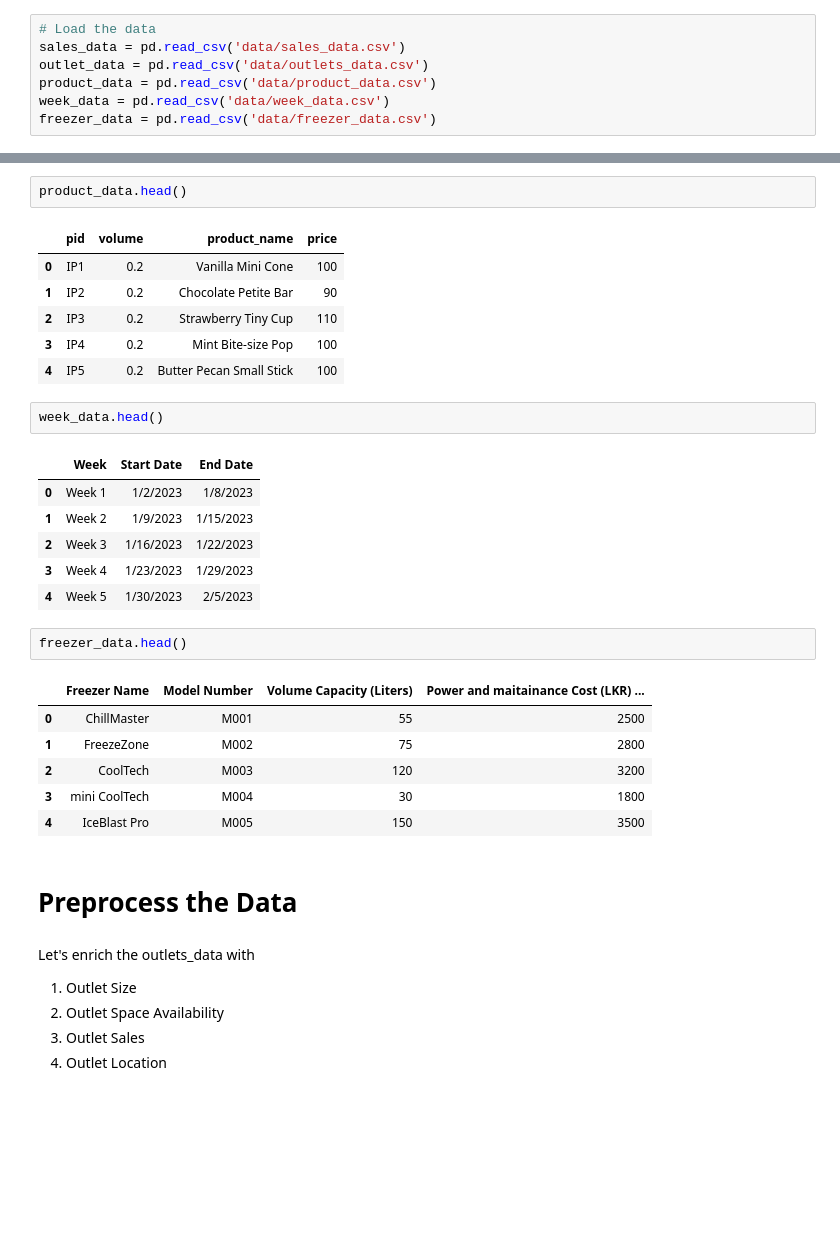
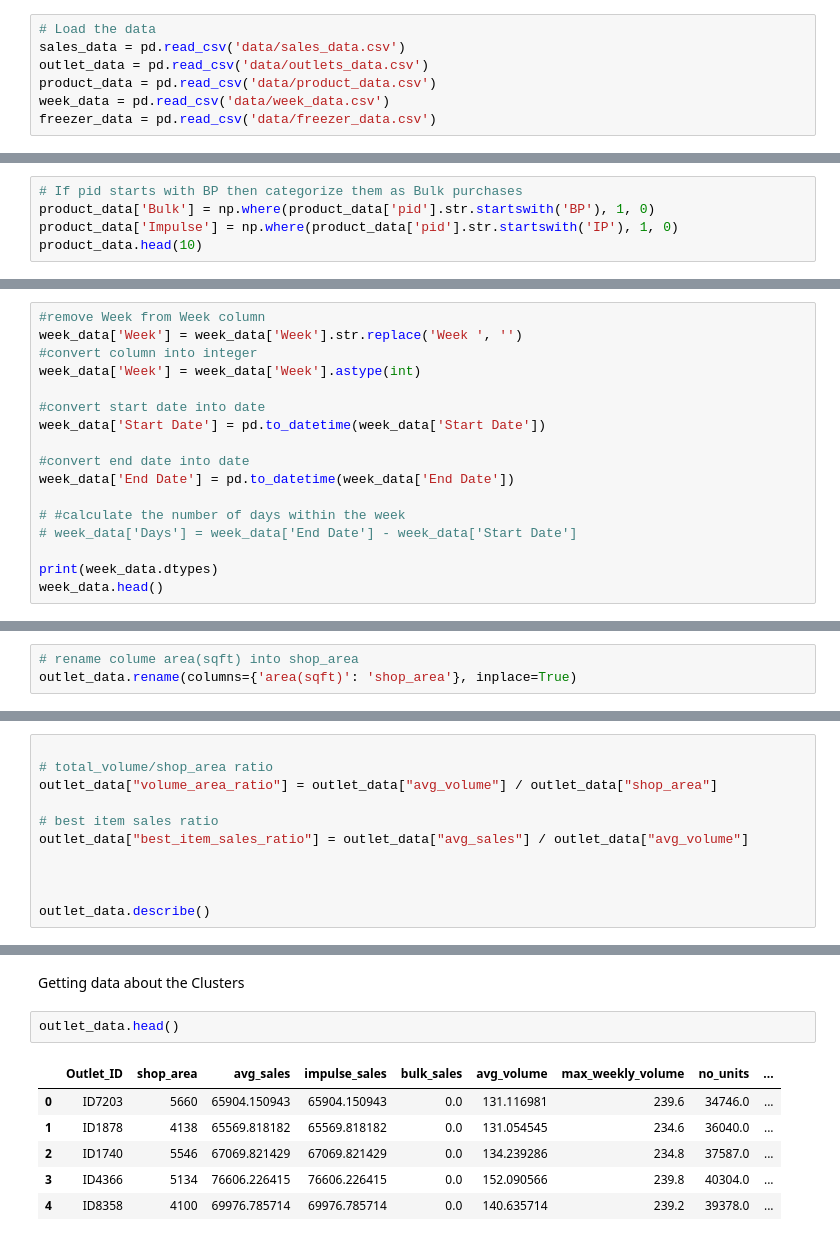
Before and after one commit to ChamaruAmasara/DataStorm-4-Team-Revolt-SemiFinals, a Jupyter notebook: revolt.ipynb, the cells around one changed output, grey strips where cells are left out. Cells and saved outputs as stored; diff of their text form; blank space fills up the shorter version.

```diff
--- a/revolt.ipynb
+++ b/revolt.ipynb
@@ -28,0 +38,5 @@ sales_data.head()
+# %%
+# If pid starts with BP then categorize them as Bulk purchases
+product_data['Bulk'] = np.where(product_data['pid'].str.startswith('BP'), 1, 0)
+product_data['Impulse'] = np.where(product_data['pid'].str.startswith('IP'), 1, 0)
+product_data.head(10)
@@ -28,0 +73,17 @@ sales_data.head()
+# %%
+#remove Week from Week column
+week_data['Week'] = week_data['Week'].str.replace('Week ', '')
+#convert column into integer
+week_data['Week'] = week_data['Week'].astype(int)
+
+#convert start date into date
+week_data['Start Date'] = pd.to_datetime(week_data['Start Date'])
+
+#convert end date into date
+week_data['End Date'] = pd.to_datetime(week_data['End Date'])
+
+# #calculate the number of days within the week
+# week_data['Days'] = week_data['End Date'] - week_data['Start Date']
+
+print(week_data.dtypes)
+week_data.head()
@@ -28,0 +134,3 @@ sales_data.head()
+# %%
+# rename colume area(sqft) into shop_area
+outlet_data.rename(columns={'area(sqft)': 'shop_area'}, inplace=True)
@@ -28,0 +206,11 @@ sales_data.head()
+# %%
+
+# total_volume/shop_area ratio
+outlet_data["volume_area_ratio"] = outlet_data["avg_volume"] / outlet_data["shop_area"]
+
+# best item sales ratio
+outlet_data["best_item_sales_ratio"] = outlet_data["avg_sales"] / outlet_data["avg_volume"]
+
+
+
+outlet_data.describe()
@@ -38,35 +369,11 @@ outlet_data.head()
+# %% [markdown]
+Getting data about the Clusters
 # %%
-product_data.head()
+outlet_data.head()
 # %% [output]
-|  | pid | volume | product_name | price |
-| 0 | IP1 | 0.2 | Vanilla Mini Cone | 100 |
-| 1 | IP2 | 0.2 | Chocolate Petite Bar | 90 |
-| 2 | IP3 | 0.2 | Strawberry Tiny Cup | 110 |
-| 3 | IP4 | 0.2 | Mint Bite-size Pop | 100 |
-| 4 | IP5 | 0.2 | Butter Pecan Small Stick | 100 |
+|  | Outlet_ID | shop_area | avg_sales | impulse_sales | bulk_sales | avg_volume | max_weekly_volume | no_units | ... |
+| 0 | ID7203 | 5660 | 65904.150943 | 65904.150943 | 0.0 | 131.116981 | 239.6 | 34746.0 | ... |
+| 1 | ID1878 | 4138 | 65569.818182 | 65569.818182 | 0.0 | 131.054545 | 234.6 | 36040.0 | ... |
+| 2 | ID1740 | 5546 | 67069.821429 | 67069.821429 | 0.0 | 134.239286 | 234.8 | 37587.0 | ... |
+| 3 | ID4366 | 5134 | 76606.226415 | 76606.226415 | 0.0 | 152.090566 | 239.8 | 40304.0 | ... |
+| 4 | ID8358 | 4100 | 69976.785714 | 69976.785714 | 0.0 | 140.635714 | 239.2 | 39378.0 | ... |
-# %%
-week_data.head()
-# %% [output]
-|  | Week | Start Date | End Date |
-| 0 | Week 1 | 1/2/2023 | 1/8/2023 |
-| 1 | Week 2 | 1/9/2023 | 1/15/2023 |
-| 2 | Week 3 | 1/16/2023 | 1/22/2023 |
-| 3 | Week 4 | 1/23/2023 | 1/29/2023 |
-| 4 | Week 5 | 1/30/2023 | 2/5/2023 |
-# %%
-freezer_data.head()
-# %% [output]
-|  | Freezer Name | Model Number | Volume Capacity (Liters) | Power and maitainance Cost (LKR) ... |
-| 0 | ChillMaster | M001 | 55 | 2500 |
-| 1 | FreezeZone | M002 | 75 | 2800 |
-| 2 | CoolTech | M003 | 120 | 3200 |
-| 3 | mini CoolTech | M004 | 30 | 1800 |
-| 4 | IceBlast Pro | M005 | 150 | 3500 |
-# %% [markdown]
-# **Preprocess the Data**
-# %% [markdown]
-Let's enrich the outlets_data with
-1.   Outlet Size
-2.   Outlet Space Availability
-3.   Outlet Sales
-4.   Outlet Location
```
Also changed, not shown: parts of 32 cells of this notebook, 2 other files.
